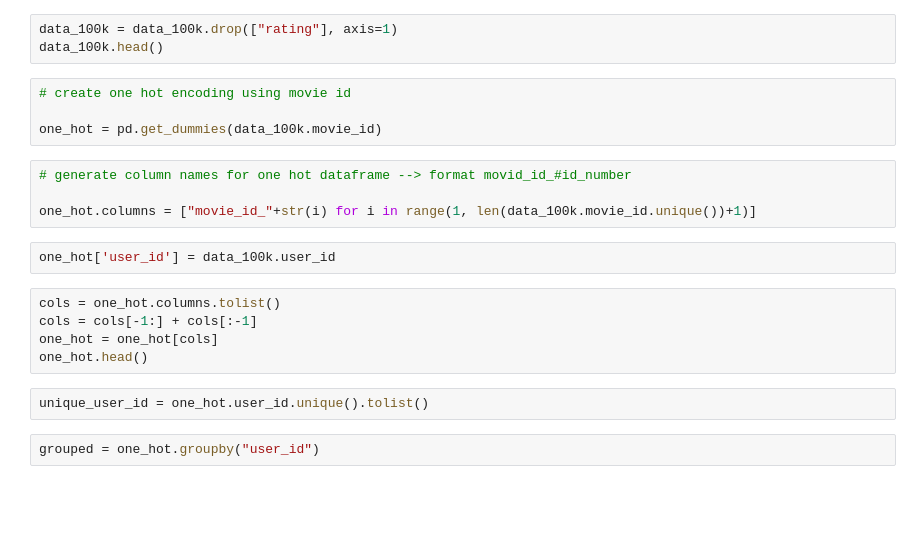
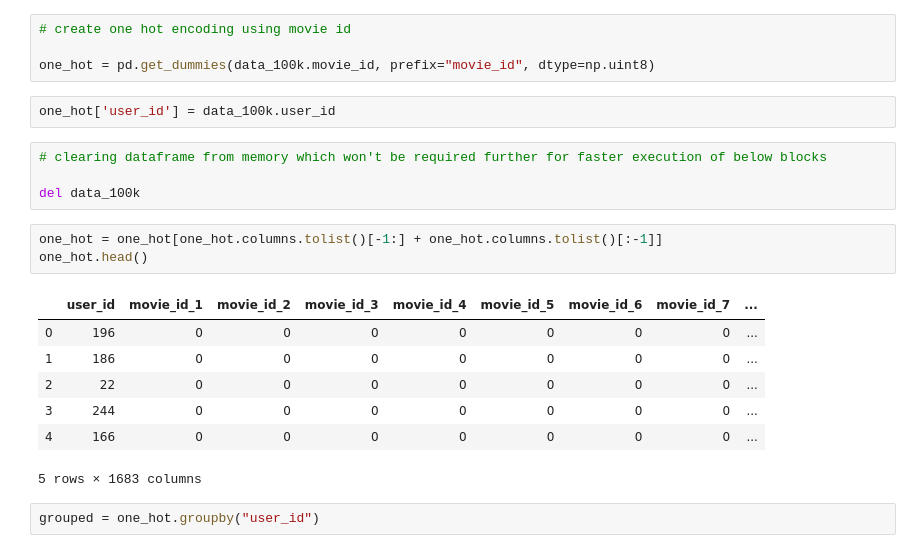
Before and after one commit to agnivad/causal-inference-movie-recommender, a Jupyter notebook: Data_processing.ipynb, the cells around one changed output. Cells and saved outputs as stored; diff of their text form; blank space fills up the shorter version.

Commit message:
data preprocessing code cleaning for exposure model

```diff
--- a/Data_processing.ipynb
+++ b/Data_processing.ipynb
@@ -37,25 +37,26 @@ data_1m.head()
 # %%
 data_100k = pd.read_csv('data/user_data/ml_100k_user_data.csv')
-# %%
-data_100k = data_100k.drop(["rating"], axis=1)
-data_100k.head()
 # %%
 # create one hot encoding using movie id
 
-one_hot = pd.get_dummies(data_100k.movie_id)
+one_hot = pd.get_dummies(data_100k.movie_id, prefix="movie_id", dtype=np.uint8)
-# %%
-# generate column names for one hot dataframe --> format movid_id_#id_number
-
-one_hot.columns = ["movie_id_"+str(i) for i in range(1, len(data_100k.movie_id.unique())+1)]
 # %%
 one_hot['user_id'] = data_100k.user_id
+# %%
+# clearing dataframe from memory which won't be required further for faster execution of below blocks
+
+del data_100k
 # %%
-cols = one_hot.columns.tolist()
-cols = cols[-1:] + cols[:-1]
-one_hot = one_hot[cols]
+one_hot = one_hot[one_hot.columns.tolist()[-1:] + one_hot.columns.tolist()[:-1]]
 one_hot.head()
+# %% [output]
+|  | user_id | movie_id_1 | movie_id_2 | movie_id_3 | movie_id_4 | movie_id_5 | movie_id_6 | movie_id_7 | ... |
+| 0 | 196 | 0 | 0 | 0 | 0 | 0 | 0 | 0 | ... |
+| 1 | 186 | 0 | 0 | 0 | 0 | 0 | 0 | 0 | ... |
+| 2 | 22 | 0 | 0 | 0 | 0 | 0 | 0 | 0 | ... |
+| 3 | 244 | 0 | 0 | 0 | 0 | 0 | 0 | 0 | ... |
+| 4 | 166 | 0 | 0 | 0 | 0 | 0 | 0 | 0 | ... |
+5 rows × 1683 columns
-# %%
-unique_user_id = one_hot.user_id.unique().tolist()
 # %%
 grouped = one_hot.groupby("user_id")
 # %%
```
Also changed, not shown: parts of 26 cells of this notebook.
